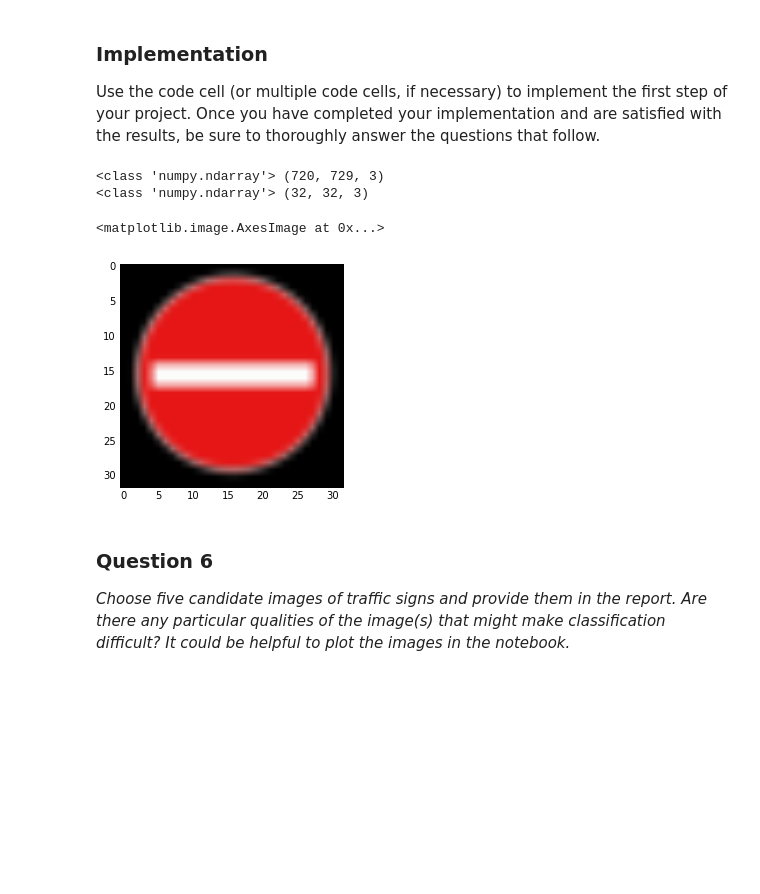
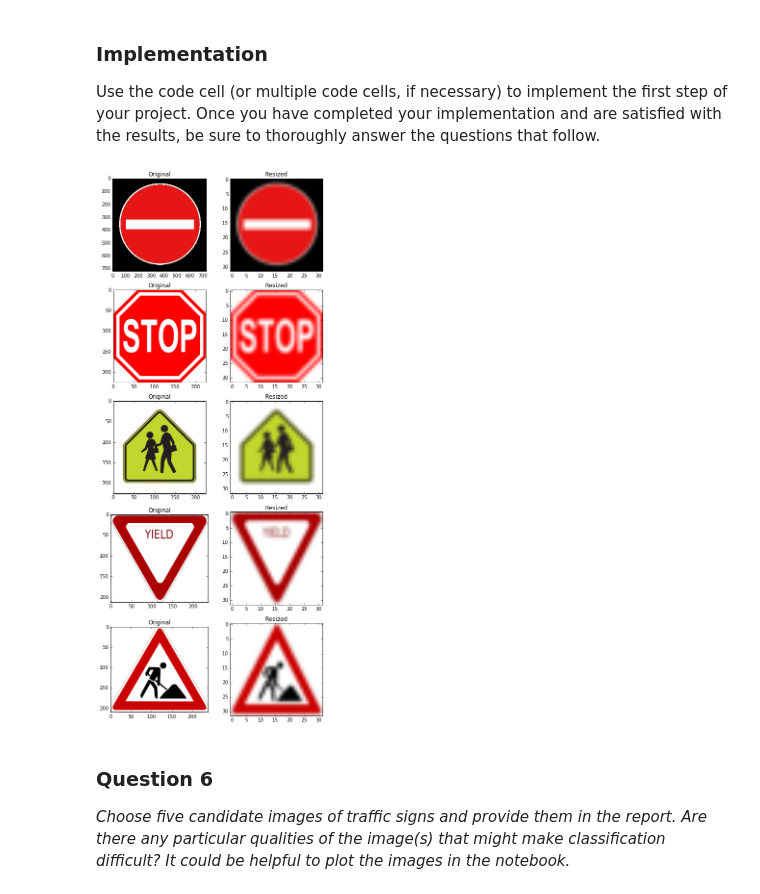
Before and after one commit to CreatCodeBuild/CarND-Traffic-Sign-Classifier-Project, a Jupyter notebook: Traffic_Sign_Classifier.ipynb, the cells around one changed output. Saved outputs shown, nothing was run; the diff lists cells and outputs as text; code cells hidden in the pictures; blank space fills up the shorter version.

Commit message:
plotted 5 pairs of images

```diff
--- a/Traffic_Sign_Classifier.ipynb
+++ b/Traffic_Sign_Classifier.ipynb
@@ -473,24 +473,68 @@ You may find `signnames.csv` useful as it contains mappings from the class id (i
 ### Implementation
 
 Use the code cell (or multiple code cells, if necessary) to implement the first step of your project. Once you have completed your implementation and are satisfied with the results, be sure to thoroughly answer the questions that follow.
-# %%
-### Load the images and plot them here.
-### Feel free to use as many code cells as needed.
-
-from scipy.ndimage import imread
-from scipy.misc import imresize
-
-sign_image = imread('sign.png', mode='RGB')
-print(type(sign_image), sign_image.shape)
-
-smaller_image = imresize(sign_image, (32, 32, 3), interp='bilinear')
-print(type(smaller_image), smaller_image.shape)
-plt.imshow(smaller_image)
-# %% [output]
-<class 'numpy.ndarray'> (720, 729, 3)
-<class 'numpy.ndarray'> (32, 32, 3)
-<matplotlib.image.AxesImage at 0x...>
-[figure, removed]
+# %%
+### Load the images and plot them here.
+### Feel free to use as many code cells as needed.
+
+from scipy.ndimage import imread
+from scipy.misc import imresize
+import matplotlib.image as mpimg
+
+sign1 = imread('sign.png', mode='RGB')
+smaller1 = imresize(sign1, (32, 32, 3), interp='bilinear')
+
+sign2 = imread('sign2.png', mode='RGB')
+smaller2 = imresize(sign2, (32, 32, 3), interp='bilinear')
+
+sign3 = imread('sign3.jpg', mode='RGB')
+smaller3 = imresize(sign3, (32, 32, 3), interp='bilinear')
+
+sign4 = imread('sign4.png', mode='RGB')
+smaller4 = imresize(sign4, (32, 32, 3), interp='bilinear')
+
+sign5 = imread('sign5.png', mode='RGB')
+smaller5 = imresize(sign5, (32, 32, 3), interp='bilinear')
+
+# plotting
+fig = plt.figure(figsize=(8, 20))
+
+a = fig.add_subplot(5,2,1)
+a.set_title('Original')
+imgplot = plt.imshow(sign1)
+a=fig.add_subplot(5,2,2)
+a.set_title('Resized')
+imgplot = plt.imshow(smaller1)
+
+a = fig.add_subplot(5,2,3)
+a.set_title('Original')
+imgplot = plt.imshow(sign2)
+a=fig.add_subplot(5,2,4)
+a.set_title('Resized')
+imgplot = plt.imshow(smaller2)
+
+a = fig.add_subplot(5,2,5)
+a.set_title('Original')
+imgplot = plt.imshow(sign3)
+a=fig.add_subplot(5,2,6)
+a.set_title('Resized')
+imgplot = plt.imshow(smaller3)
+
+a = fig.add_subplot(5,2,7)
+a.set_title('Original')
+imgplot = plt.imshow(sign4)
+a=fig.add_subplot(5,2,8)
+a.set_title('Resized')
+imgplot = plt.imshow(smaller4)
+
+a = fig.add_subplot(5,2,9)
+a.set_title('Original')
+imgplot = plt.imshow(sign5)
+a=fig.add_subplot(5,2,10)
+a.set_title('Resized')
+imgplot = plt.imshow(smaller5)
+# %% [output]
+[figure, added]
 # %% [markdown]
 ### Question 6
 
```
